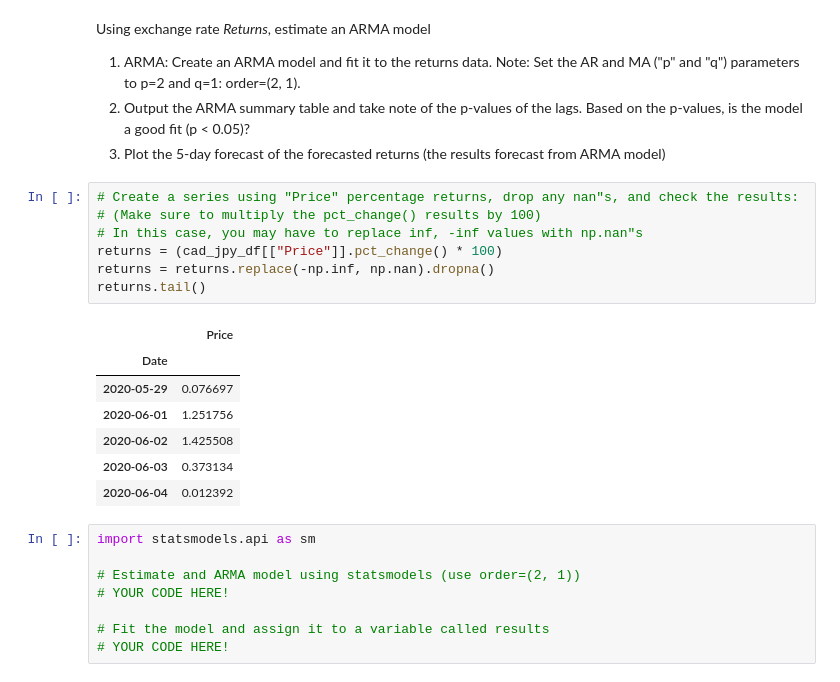
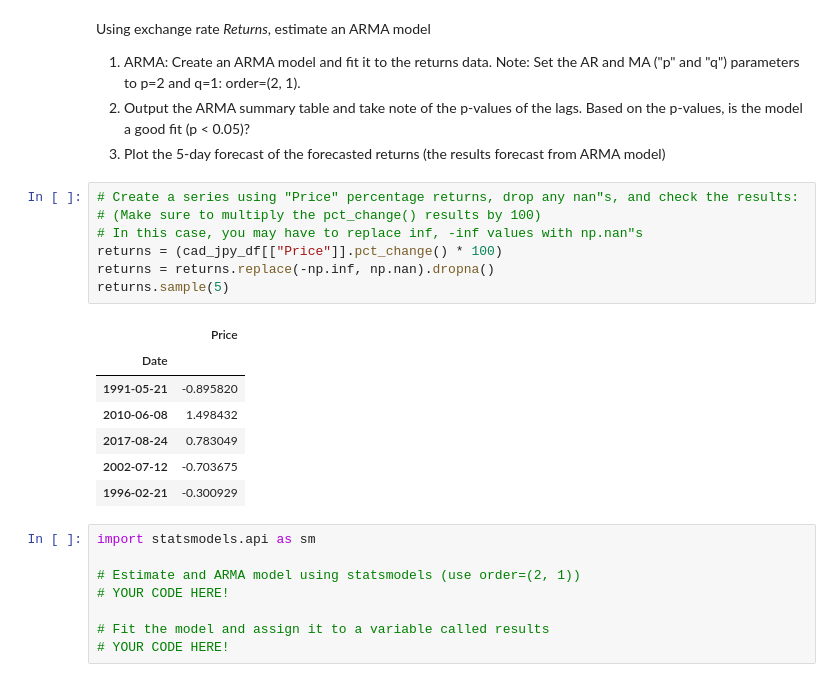
Before and after one commit to aylwarda/fintech-timeseries-and-regression, a Jupyter notebook: time_series_analysis.ipynb, the cells around one changed output. Saved outputs shown, nothing was run; the diff lists cells and outputs as text.

```diff
--- a/time_series_analysis.ipynb
+++ b/time_series_analysis.ipynb
@@ -134,18 +125,18 @@ Using exchange rate *Returns*, estimate an ARMA model
 # %%
 # Create a series using "Price" percentage returns, drop any nan"s, and check the results:
 # (Make sure to multiply the pct_change() results by 100)
 # In this case, you may have to replace inf, -inf values with np.nan"s
 returns = (cad_jpy_df[["Price"]].pct_change() * 100)
 returns = returns.replace(-np.inf, np.nan).dropna()
-returns.tail()
+returns.sample(5)
 # %% [output]
 |  | Price |
 | Date |  |
-| 2020-05-29 | 0.076697 |
-| 2020-06-01 | 1.251756 |
-| 2020-06-02 | 1.425508 |
-| 2020-06-03 | 0.373134 |
-| 2020-06-04 | 0.012392 |
+| 1991-05-21 | -0.895820 |
+| 2010-06-08 | 1.498432 |
+| 2017-08-24 | 0.783049 |
+| 2002-07-12 | -0.703675 |
+| 1996-02-21 | -0.300929 |
 # %%
 import statsmodels.api as sm
 
```
Also changed, not shown: parts of 8 cells of this notebook, 1 other file.
